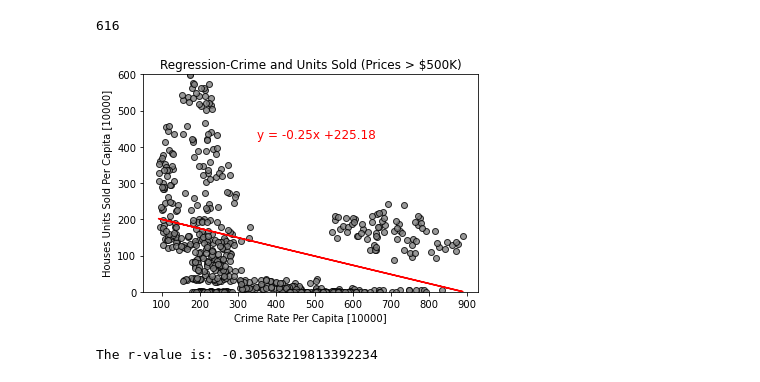
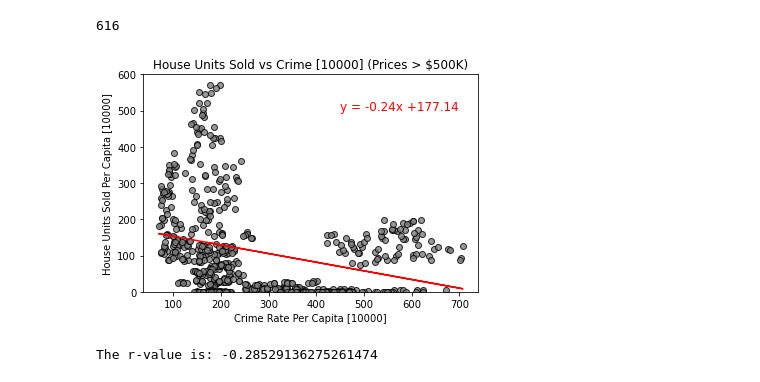
Before and after one commit to andresocorro/project_1, a Jupyter notebook: src_files/HousingAnalysisWithPrice.ipynb, the cells around one changed output. Drawn from its saved outputs; the diff is of its cells as text; code cells hidden in the pictures.

```diff
--- a/src_files/HousingAnalysisWithPrice.ipynb
+++ b/src_files/HousingAnalysisWithPrice.ipynb
@@ -122,16 +162,15 @@ print (mergedDF)
 # %%
-#build crime random sample
+#build crime random sample for cluster
 
 x_list = mergedDF['Total Crime Per Capita [10,000]']
 crimeRandomSample = []
 
 for item in x_list :
-    limit = 0.5 * item
+    limit = 0.20 * item
     lowLimit = item - limit
     upperLimit = item + limit
-
     for i in range (1,12) :
-        if (i/2 == 0) :
+        if (i % 2 == 0):
             x = round(random.uniform(lowLimit, item ),2)
         else :
             x = round(random.uniform(item, upperLimit ),2)
@@ -167,6 +206,6 @@ crimeRandomSampledf
 616 rows × 1 columns
 # %%
-#build price bin samples for values than $300000
+#build price bin samples for values less than $300000
 
 y_list = (mergedDF['Estimate VALUE Between 0 and $300,000'] /mergedDF['Population']) * 10000
 
@@ -175,12 +214,12 @@ priceLessThan300kRandomSample = []
 previousItem = 0
 
 for item in y_list :
-    limit = 0.5 * item
+    limit = 0.20 * item
     lowLimit = item - limit
     upperLimit = item + limit
 
     for i in range (1,12) :
-        if (i/2 == 0) :
+        if (i%2 == 0) :
             x = round(random.uniform(lowLimit, item ),2)
         else :
             x = round(random.uniform(item, upperLimit ),2)
@@ -237,12 +316,12 @@ priceLessBtn300kAnd500kRandomSample = []
 
 
 for item in y_list :
-    limit = 0.5 * item
+    limit = 0.25 * item
     lowLimit = item - limit
     upperLimit = item + limit
 
     for i in range (1,12) :
-        if (i/2 == 0) :
+        if (i%2 == 0) :
             x = round(random.uniform(lowLimit, item ),2)
         else :
             x = round(random.uniform(item, upperLimit ),2)
@@ -305,12 +425,12 @@ y_list = (mergedDF['Estimate VALUE $500,000 to $999,999'] /mergedDF['Population'
 priceLessBtn500kAnd1MRandomSample = []
 
 for item in y_list :
-    limit = 0.5 * item
+    limit = 0.25 * item
     lowLimit = item - limit
     upperLimit = item + limit
 
     for i in range (1,12) :
-        if (i/2 == 0) :
+        if (i%2 == 0) :
             x = round(random.uniform(lowLimit, item ),2)
         else :
             x = round(random.uniform(item, upperLimit ),2)
@@ -326,36 +446,36 @@ y_values = priceLessBtn500kAnd1MRandomSample
 #df_LessThan300000 ['CrimeRandom'] = crimeRandomSample
 #df_GreaterThan500000['CrimeRandom'] = crimeRandomSample
 
 # Perform a linear regression on temperature vs. latitude
 (slope, intercept, rvalue, pvalue, stderr) = stats.linregress(x_values, y_values )
 
 
 # Get regression values
 regress_values = x_values * slope + intercept
 
  # Create line equation string
 line_eq = "y = " + str(round(slope,2)) + "x +" + str(round(intercept,2))
 
 # Create Plot
 plt.scatter(x_values,y_values, alpha=0.8, color ='grey', marker="o", edgecolor="black")
 plt.plot(x_values,regress_values,"r-")
 
 # Label plot and annotate the line equation
 plt.xlabel('Crime Rate Per Capita [10000]')
-plt.ylabel('Houses Units Sold Per Capita [10000]')
+plt.ylabel('House Units Sold Per Capita [10000]')
 
 plt.ylim(0, 600)
-plt.text(350,425,line_eq, fontsize=12,color="red")
+plt.text(450,500,line_eq, fontsize=12,color="red")
 
-plt.title('Regression-Crime and Units Sold (Prices > $500K)', size=12)
+plt.title('House Units Sold vs Crime [10000] (Prices > $500K)', size=12)
 
 # Save the plotted figures as .pngs
-output_path = os.path.join("..", "Images", "Regression-Crime and Units Sold (Prices greater 500K).png")
+output_path = os.path.join("..", "Images", "House Units Sold Vs Crime(greater500k).png")
 plt.savefig(output_path)
 
 #show the graph
 plt.show()
 print(f"The r-value is: {rvalue}")
 # %% [output]
-[figure, old version]
+[figure, new version]
-The r-value is: -0.30563219813392234
+The r-value is: -0.28529136275261474
```
Also changed, not shown: parts of 6 cells of this notebook, 22 other files.
